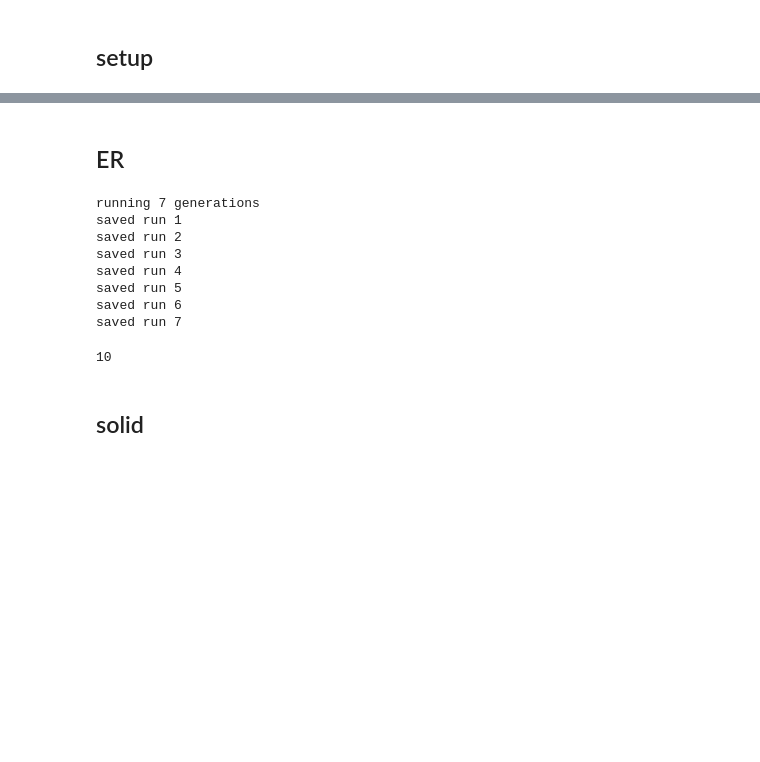
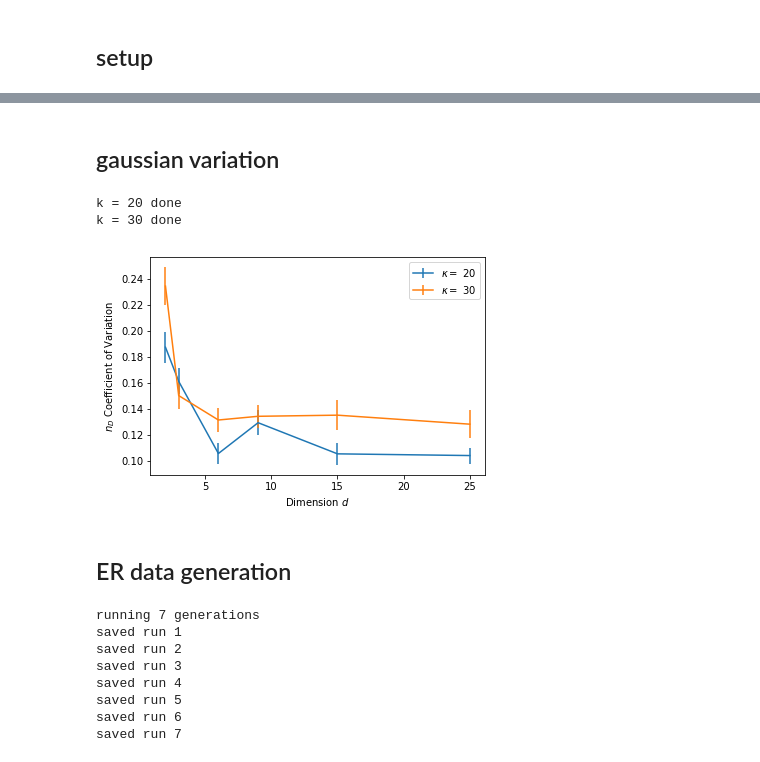
Before and after one commit to spewil/RGG, a Jupyter notebook: Variation_of_nD.ipynb, the cells around one changed output, grey strips where cells are left out. Cells and saved outputs as stored; diff of their text form; code cells hidden in the pictures; blank space fills up the shorter version.

```diff
--- a/Variation_of_nD.ipynb
+++ b/Variation_of_nD.ipynb
@@ -49,5 +119,51 @@ def f(B, x):
+# %% [markdown]
+## gaussian variation
+# %%
+kappa_range = [20,30]#,40,50,60]
+boundary = 'g'
+n = 1000
+d_range = [2,3,6,9,15,25]
+
+fig = plt.figure()
+ax = fig.add_subplot(1,1,1)
+
+# RGG data
+handles = []
+labels = []
+for kappa in kappa_range:
+    nD_lists_RGG = []
+    for d in d_range:
+        RGG = ex.RGGExperiment([kappa], n, d, shortcut_prob=0, boundary=boundary, num_radii=10)
+        RGG.to_LCC()
+        nD_lists_RGG.append(RGG.ensembles[0].find_nD_list_LCC())
+
+    print "k = " + str(kappa) + ' done'
+
+    CVg = []
+    CV_SEg = []
+    for nD_list in nD_lists_RGG:
+        c, s = compute_CV(nD_list)
+        CVg.append(c)
+        CV_SEg.append(s)
+
+    h = ax.errorbar(d_range,CVg,yerr=CV_SEg,label='$\kappa = $ '+str(kappa))
+    handles.append(h)
+    labels.append('$\kappa$='+str(kappa))
+
+handles, labels = ax.get_legend_handles_labels()
+ax.set_xlabel('Dimension $d$')
+ax.set_ylabel('$n_D$ Coefficient of Variation')
+ax.legend(handles,labels)
+# ax.errorbar(d_range,CVs,yerr=CV_SEs,label='RGG solid')
+# handles, labels = ax.get_legend_handles_labels()
+# ax.legend(handles, labels)
+fig.savefig('./plots/CV_kappa_30_Gaussian_N_'+str(n)+'.eps')
+# %% [output]
+k = 20 done
+k = 30 done
+[figure, added]
 # %% [markdown]
-## ER
+## ER data generation
 # %%
 # GENERATE ER DATA
 kappa_range = [1,3,5,8,10,15,20]
@@ -75,16 +191,3 @@ saved run 4
 saved run 5
 saved run 6
 saved run 7
-# %%
-# ER data
-ERE = ex.ERExperiment(kappa_range, n)
-ERE.to_LCC()
-
-nD_list = ERE.ensembles[0].find_nD_list()
-
-CV_ER, CV_ER_SE = compute_CV(nD_list)
-print CV_ER, CV_ER_SE
-# %% [output]
-10
-# %% [markdown]
-## solid
```
Also changed, not shown: parts of 10 cells of this notebook, 15 other files.
